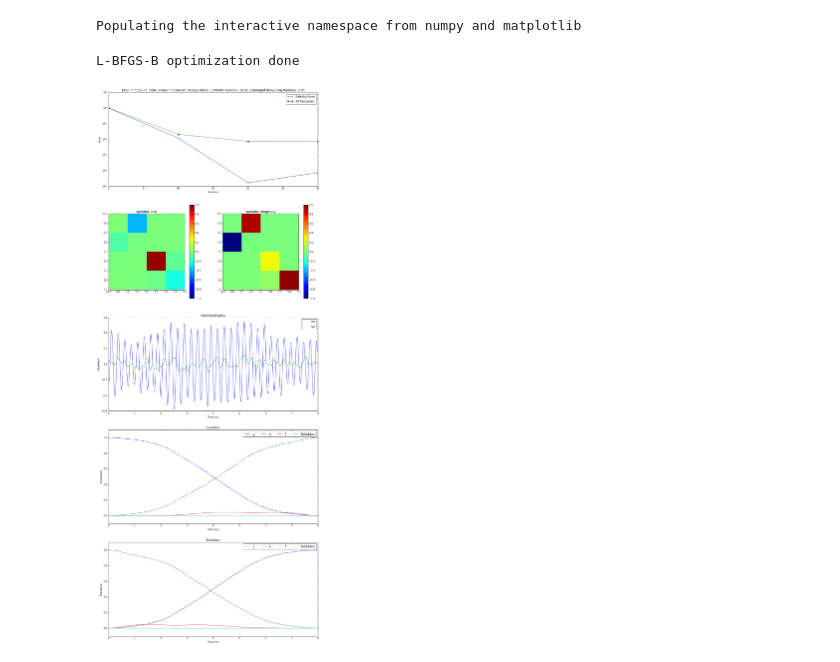
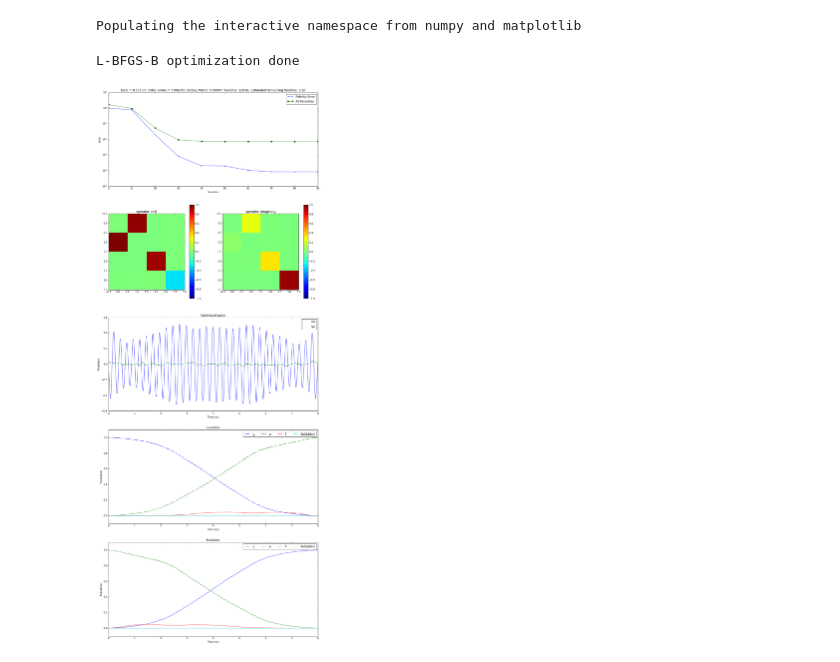
Before and after one commit to SchusterLab/GRAPE-Tensorflow-Examples, a Jupyter notebook: Transmon_Pi.ipynb, the cells around one changed output. Cells and saved outputs as stored; diff of their text form; code cells hidden in the pictures.

```diff
--- a/Transmon_Pi.ipynb
+++ b/Transmon_Pi.ipynb
@@ -13,7 +13,7 @@ Populating the interactive namespace from numpy and matplotlib
 # %%
 #Defining time scales
 total_time = 8.0
-steps = 400
+steps = 1600
 
 state_transfer = False
 
@@ -78,10 +78,10 @@ reg_coeffs = {'envelope' : 0.01, 'dc':0.01, 'dc_id':[1],'dc_seg_num':1, 'dwdt':0
 # %%
 uks,U_final = Grape(H0,Hops,Hnames,U,total_time,steps,psi0,convergence=convergence, draw = [states_draw_list,states_draw_names],show_plots = True,
  unitary_error = 1e-8, method = 'L-BFGS-B',switch = False,  maxA=ops_max_amp,\
-                    reg_coeffs=reg_coeffs, file_name='transmon_pi', data_path = '/home/nelson/Simulations/GRAPE-Data/transmon_pi')
+                    use_gpu=False,reg_coeffs=reg_coeffs, file_name='transmon_pi', data_path = '/home/nelson/Simulations/GRAPE-Data/transmon_pi')
 # %% [output]
 L-BFGS-B optimization done
-[figure, old version]
+[figure, new version]
 # %%
 import numpy as np
 import h5py
```
Also changed, not shown: 9 other files.
